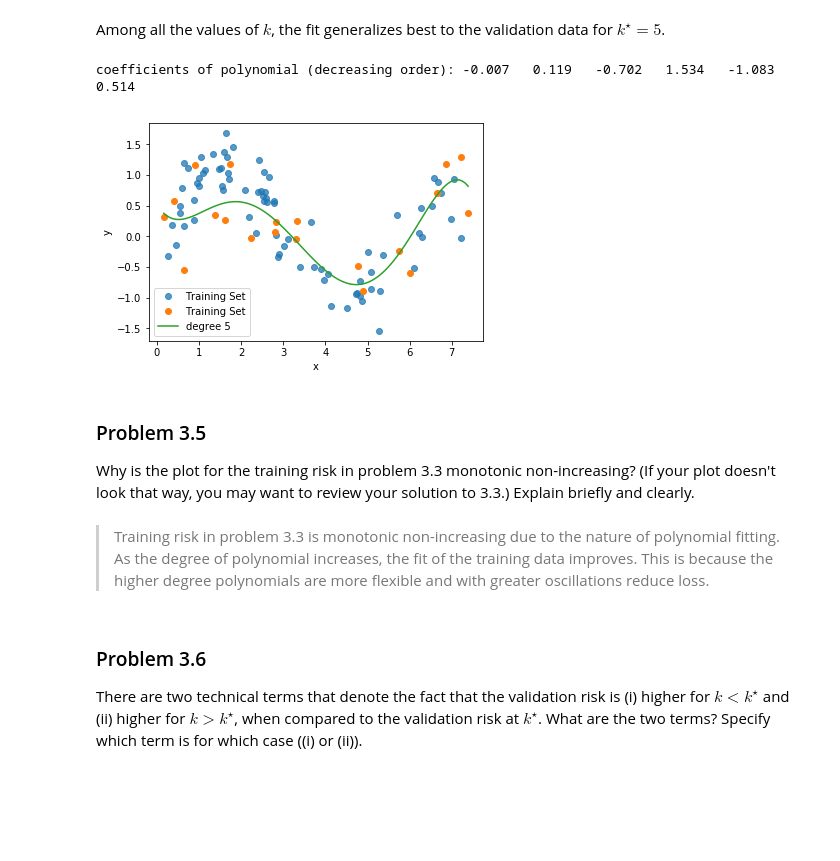
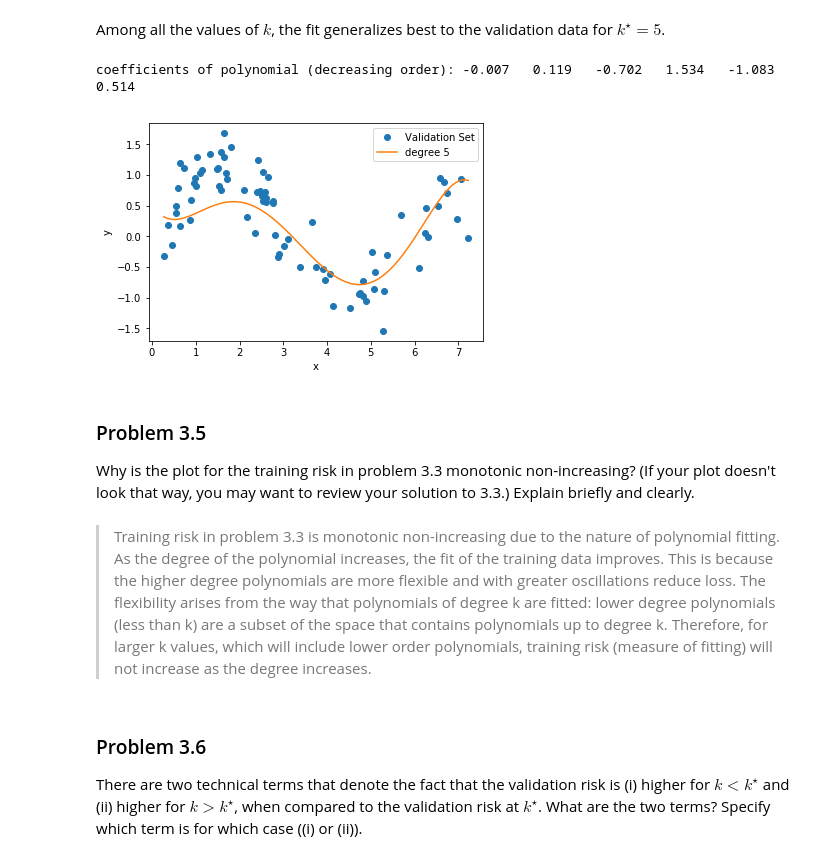
Before and after one commit to divchowbey/CS371, a Jupyter notebook: HW2/homework02.ipynb, the cells around one changed output. Drawn from its saved outputs; the diff is of its cells as text; code cells hidden in the pictures; blank space fills up the shorter version.

Commit message:
edited problem 3

```diff
--- a/HW2/homework02.ipynb
+++ b/HW2/homework02.ipynb
@@ -165,8 +165,8 @@ Show your code and the result of fitting a polynomial of degree 3 to `data['T']`
 import numpy as np
 import matplotlib.pyplot as plt
 
-def show(x, y, hList = []):
-    plt.plot(x, y, marker='.', markersize=12, ls='', label= 'Training Set')
+def show(x, y, name, hList = []):
+    plt.plot(x, y, marker='.', markersize=12, ls='', label=name)
     npt = 100
     xrange = [min(x), max(x)]
     xFine = np.linspace(xrange[0], xrange[1], npt)
@@ -193,7 +193,7 @@ with open('data.pickle', 'rb') as f:
     print("coefficients of polynomial (decreasing order): ", end='')
     for i in range(k+1):
         print("%0.3f" %p.item(i), end= '   ')
-    show(T['x'], T['y'], [p])
+    show(T['x'], T['y'], 'Training Set',[p])
 # %% [output]
 coefficients of polynomial (decreasing order): 0.036   -0.336   0.661   0.139
 [figure]
@@ -270,25 +270,23 @@ For what value $k^{\star}$ of $k$ does the fit generalize best to the validation
 # %%
 with open('data.pickle', 'rb') as f:
     data = pickle.load(f)
     T = data['T']
     V = data['V']
     k = 5
     p = train(T, k)
     print("coefficients of polynomial (decreasing order): ", end='')
     for i in range(k+1):
         print("%0.3f" %p.item(i), end= '   ')
-    plt.plot(V['x'], V['y'], marker='.', markersize=12, ls='', label= 'Training Set', alpha=0.75)
-    show(T['x'], T['y'], [p])
-    #plt(V['x'], V['y'])
+    show(V['x'], V['y'], 'Validation Set', [p])
 # %% [output]
 coefficients of polynomial (decreasing order): -0.007   0.119   -0.702   1.534   -1.083   0.514
-[figure, old version]
+[figure, new version]
 # %% [markdown]
 ### Problem 3.5
 
 Why is the plot for the training risk in problem 3.3 monotonic non-increasing? (If your plot doesn't look that way, you may want to review your solution to 3.3.) Explain briefly and clearly.
 # %% [markdown]
-> Training risk in problem 3.3 is monotonic non-increasing due to the nature of polynomial fitting. As the degree of polynomial increases, the fit of the training data improves. This is because the higher degree polynomials are more flexible and with greater oscillations reduce loss.
+> Training risk in problem 3.3 is monotonic non-increasing due to the nature of polynomial fitting. As the degree of the polynomial increases, the fit of the training data improves. This is because the higher degree polynomials are more flexible and with greater oscillations reduce loss. The flexibility arises from the way that polynomials of degree k are fitted: lower degree polynomials (less than k) are a subset of the space that contains polynomials up to degree k. Therefore, for larger k values, which will include lower order polynomials, training risk (measure of fitting) will not increase as the degree increases.
 # %% [markdown]
 ### Problem 3.6
 
```
Also changed, not shown: parts of 1 cell of this notebook.
